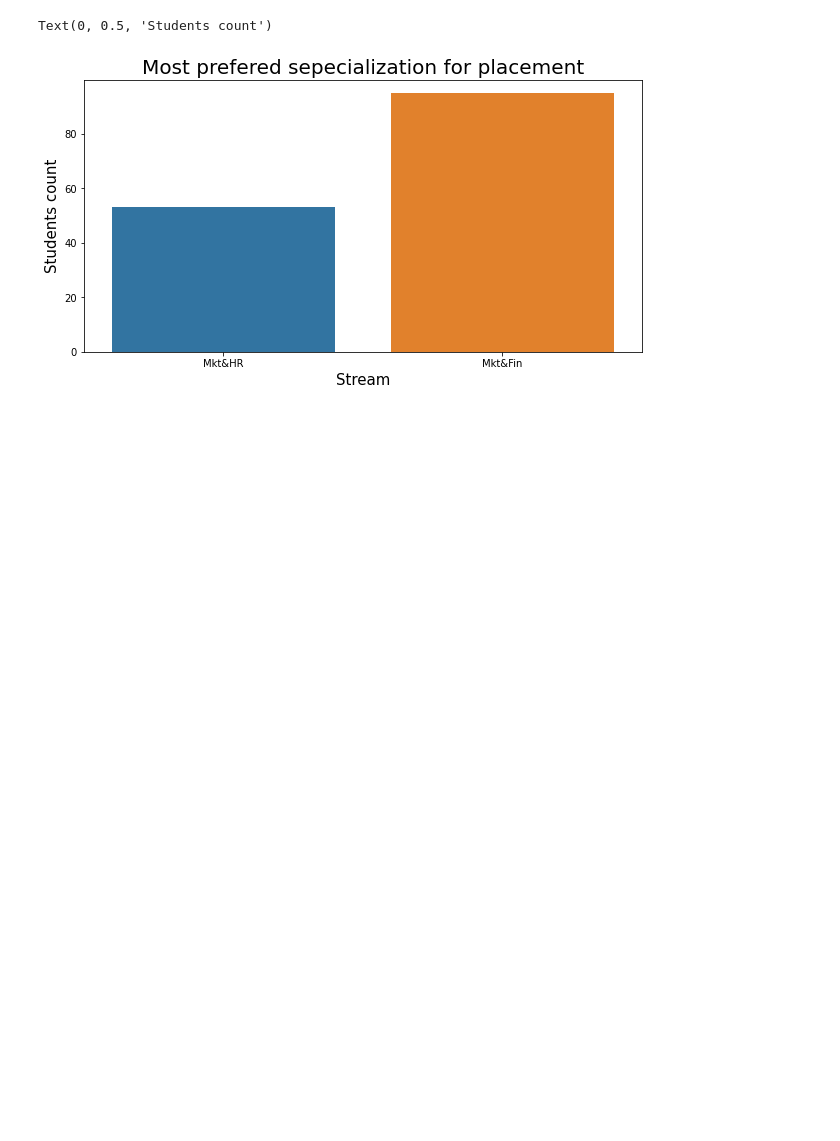
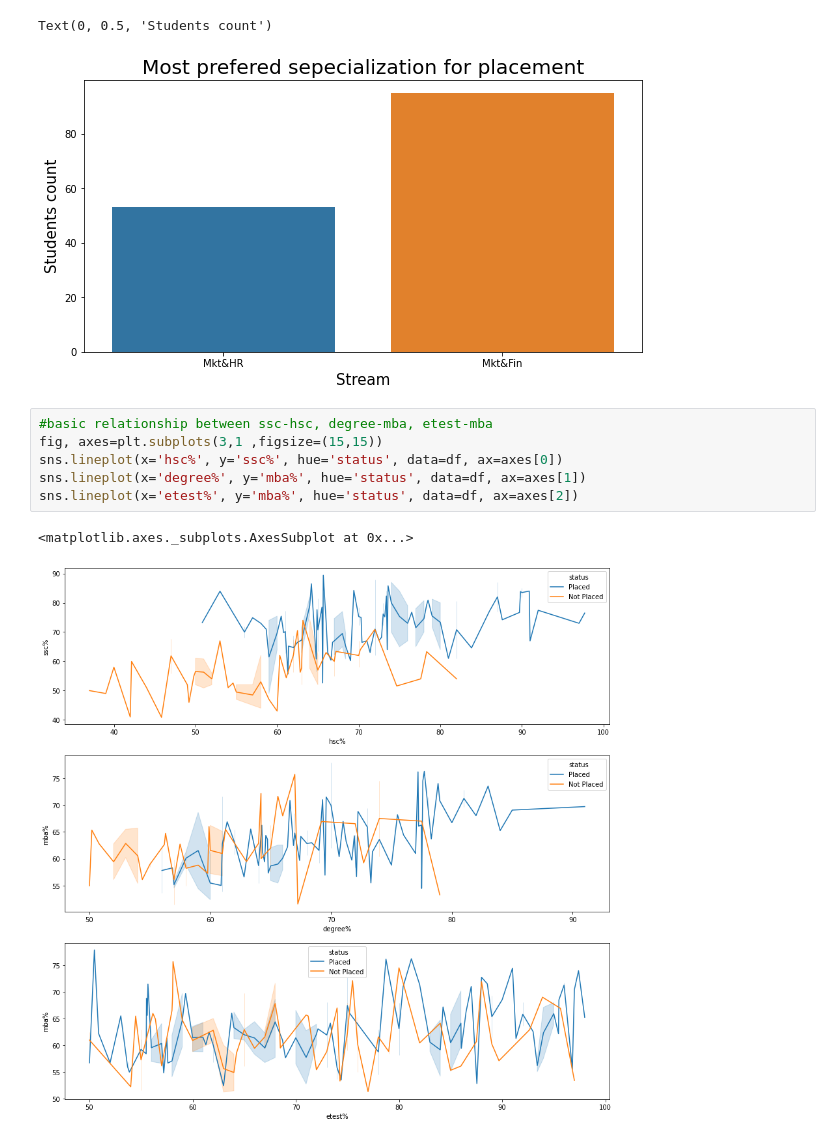
Before and after one commit to vishalgardas/Placement-Analysis, a Jupyter notebook: Untitled.ipynb, the cells around one changed output. Cells and saved outputs as stored; diff of their text form; blank space fills up the shorter version.

```diff
--- a/Untitled.ipynb
+++ b/Untitled.ipynb
@@ -86,3 +86,12 @@ ax.set_ylabel('Students count', fontsize=15 )
 # %% [output]
 Text(0, 0.5, 'Students count')
 [figure]
+# %%
+#basic relationship between ssc-hsc, degree-mba, etest-mba
+fig, axes=plt.subplots(3,1 ,figsize=(15,15))
+sns.lineplot(x='hsc%', y='ssc%', hue='status', data=df, ax=axes[0])
+sns.lineplot(x='degree%', y='mba%', hue='status', data=df, ax=axes[1])
+sns.lineplot(x='etest%', y='mba%', hue='status', data=df, ax=axes[2])
+# %% [output]
+<matplotlib.axes._subplots.AxesSubplot at 0x...>
+[figure, added]
```
